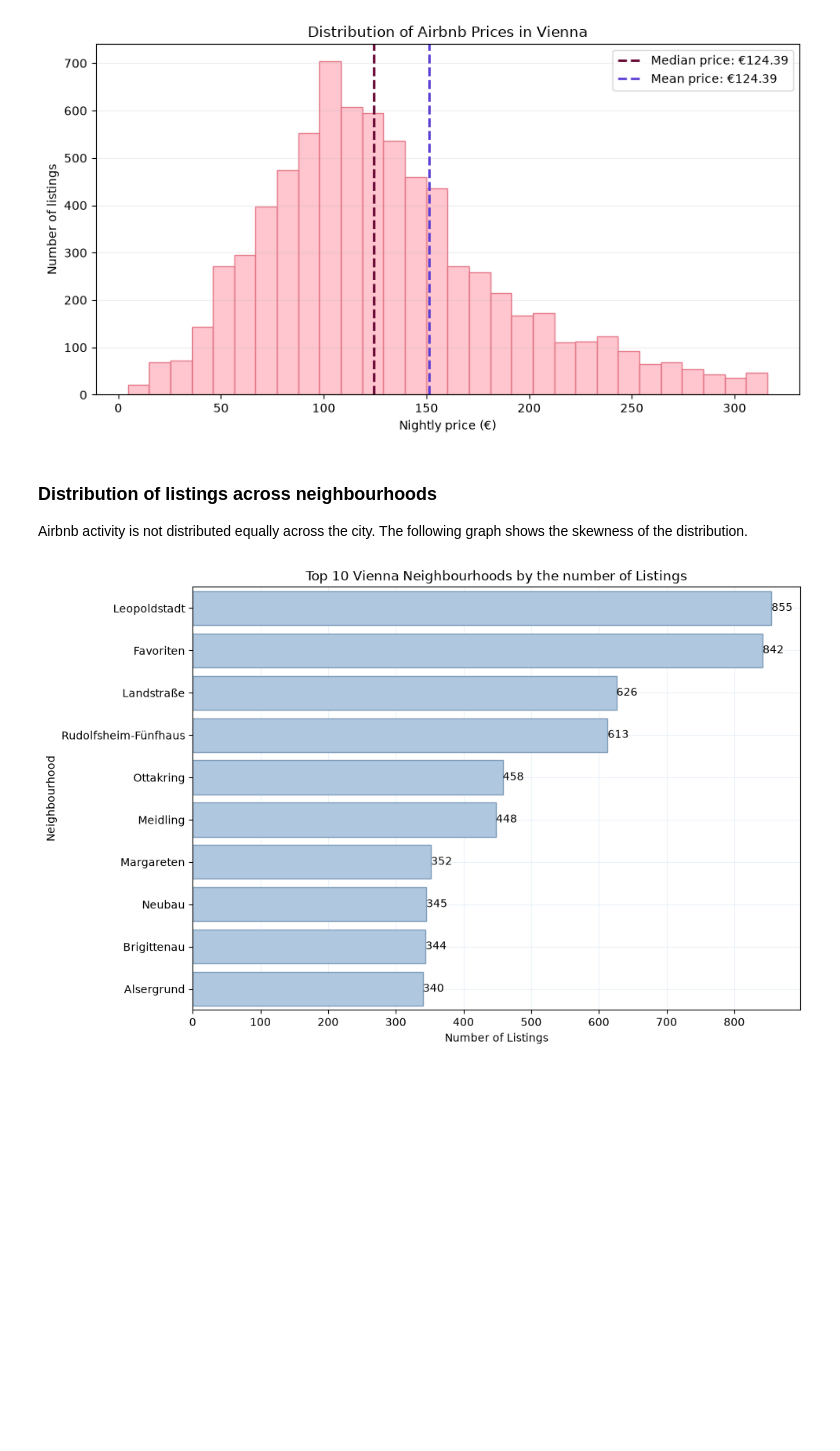
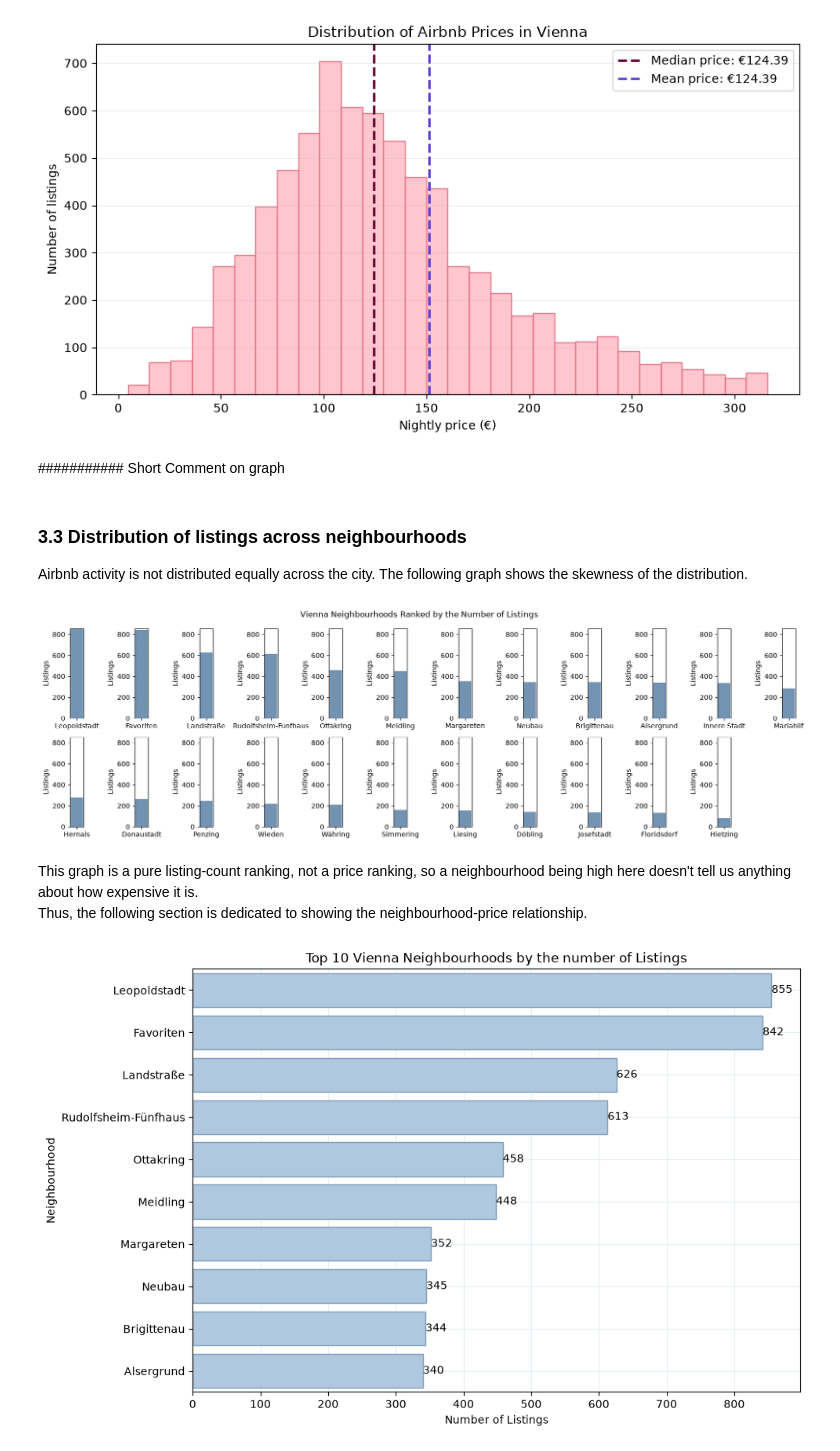
Before and after one commit to CccRosela/Vienna-Airbnb-Data-Analysis, a Jupyter notebook: Airbnb_Project/notebook/Airbnb_Analysis.ipynb, the cells around one changed output. Cells and saved outputs as stored; diff of their text form; code cells hidden in the pictures; blank space fills up the shorter version.

```diff
--- a/Airbnb_Project/notebook/Airbnb_Analysis.ipynb
+++ b/Airbnb_Project/notebook/Airbnb_Analysis.ipynb
@@ -364,6 +371,37 @@ plt.tight_layout()
 # %% [output]
 [figure]
+# %% [markdown]
+########### Short Comment on graph
 # %% [markdown]
-### Distribution of listings across neighbourhoods
+### 3.3 Distribution of listings across neighbourhoods
 Airbnb activity is not distributed equally across the city. The following graph shows the  skewness of the distribution.
+# %%
+# No. of listings per neighbourhood
+neighbourhood_count = airbnb['neighbourhoods'].value_counts().sort_values(ascending= False)
+
+fig, axes = plt.subplots(2, 12, figsize=(16, 5))
+axes = axes.flatten()
+
+max_count = neighbourhood_count.max()
+
+for ax, (neigh, count) in zip(axes, neighbourhood_count.items()):
+    ax.bar(neigh, count, color='#7393B3')
+    ax.set_ylim(0, max_count)
+    ax.set_ylabel('Listings')
+
+# Hide unused subplots
+for ax in axes[len(neighbourhood_count):]:
+    ax.set_visible(False)
+
+
+fig.suptitle('Vienna Neighbourhoods Ranked by the Number of Listings')
+plt.tight_layout()
+
+plt.savefig(path + '/Distribution_Neighbourhoods.png')
+plt.show()
+# %% [output]
+[figure, added]
+# %% [markdown]
+This graph is a pure listing-count ranking, not a price ranking, so a neighbourhood being high here doesn't tell us anything about how expensive it is. <br>
+Thus, the following section is dedicated to showing the neighbourhood-price relationship.
 # %%
```
Also changed, not shown: parts of 27 cells of this notebook, 6 other files.
